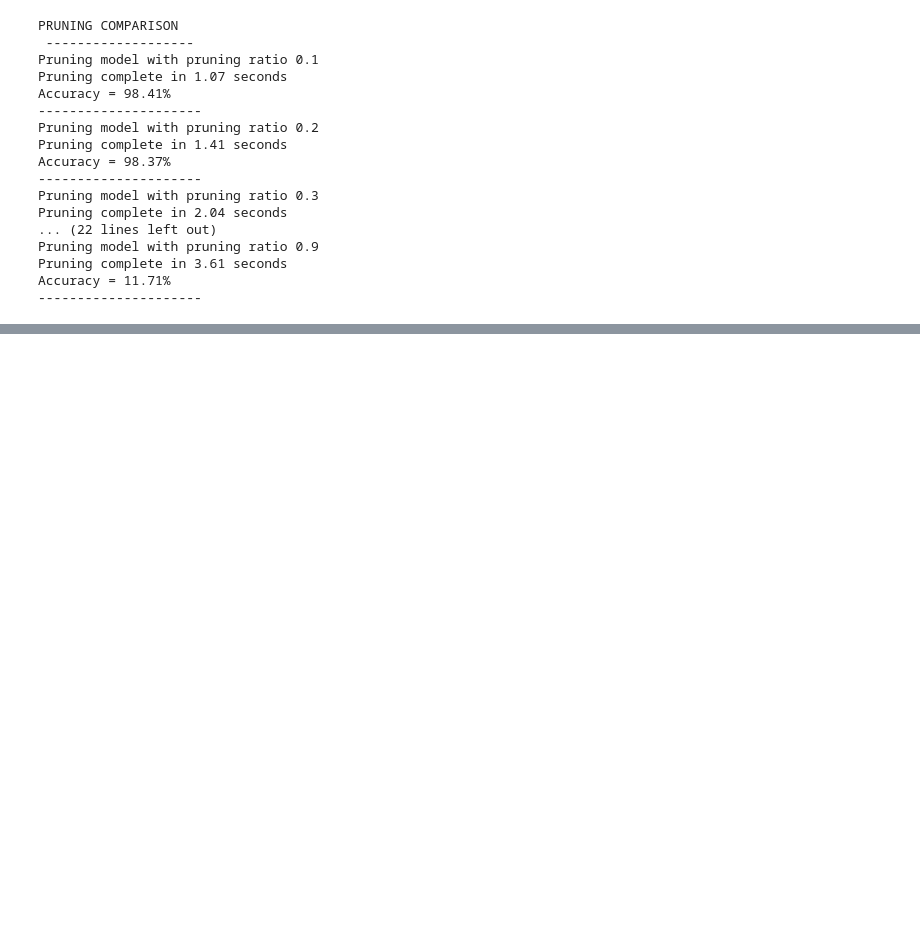
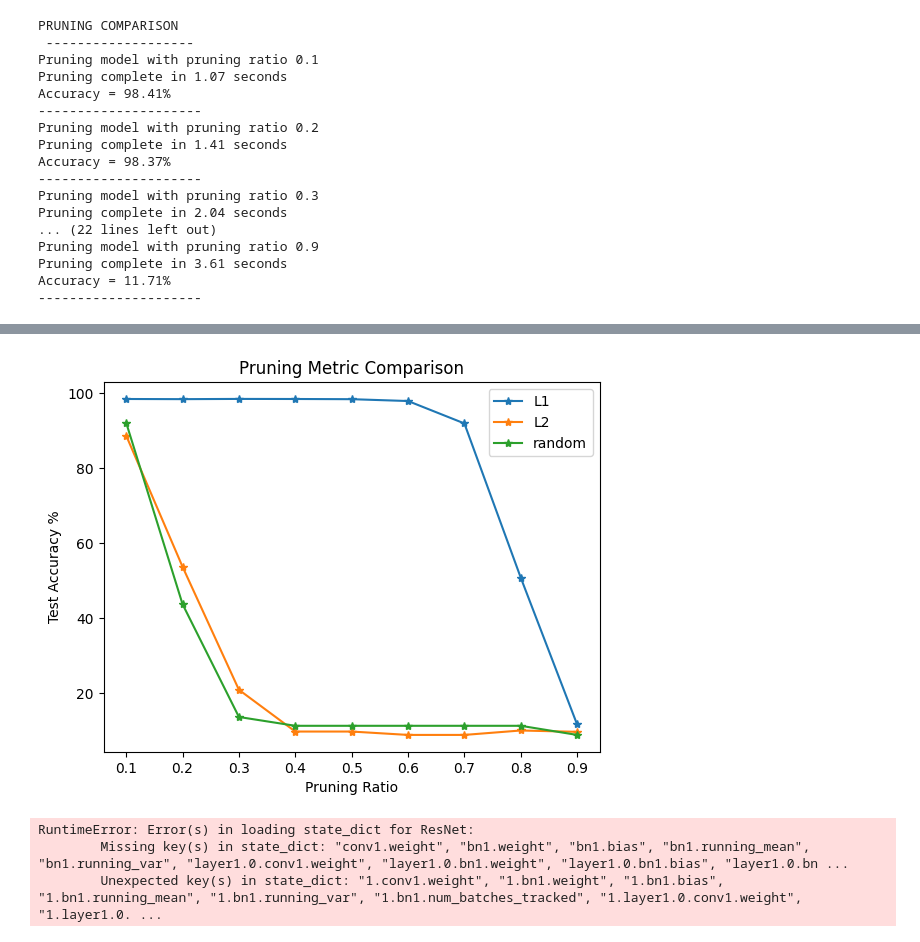
Before and after one commit to dzyunkin1/CompressionTestbed, a Jupyter notebook: Evaluation.ipynb, the cells around one changed output, grey strips where cells are left out. Drawn from its saved outputs; the diff is of its cells as text; code cells hidden in the pictures; blank space fills up the shorter version.

```diff
--- a/Evaluation.ipynb
+++ b/Evaluation.ipynb
@@ -59,15 +65,10 @@ ModelAnalyzer.plot_data_type_distribution(model)
 # %%
-import time
-
-pruner = ModelPruner(model, test_loader=test_loader)
-pruning_ratios = np.arange(0.1,1, 0.1)
-
 print("PRUNING COMPARISON \n -------------------")
 for ratio in pruning_ratios:
     ratio = round(ratio, 2)
     print(f"Pruning model with pruning ratio {ratio}")
     t0 = time.time()
-    pruner.prune_model(ratio)
+    compressor.prune_model(ratio)
     t1 = time.time()
     print(f"Pruning complete in {round(t1 - t0, 2)} seconds")
 
@@ -99,0 +105,26 @@ Accuracy = 11.71%
+# %%
+accuracies = []
+methods = ['L1', 'L2', 'random']
+
+for method in methods:
+    print(f"Pruning with {method}")
+    accuracy = []
+    for ratio in pruning_ratios:
+        ratio = round(ratio, 2)
+        print(f"Pruning model with pruning ratio {ratio}")
+        t0 = time.time()
+        compressor.prune_model(ratio, pruning_type=method)
+        t1 = time.time()
+        print(f"Pruning complete in {round(t1 - t0, 2)} seconds")
+
+        path = f"saved_models/resnet_model_pruned_{method}_{ratio}.pth"
+        pruned_model = ResNet(block = BasicBlock, num_blocks=[2,2,2,2])
+        new_state_dict = torch.load(path)
+        pruned_model.load_state_dict(new_state_dict)
+
+        acc, _ = ModelAnalyzer.test_model(pruned_model, test_loader)
+        print(f'Accuracy = {acc}%')
+        print("---------------------")
+        accuracy.append(acc)
+    print(f"Ended evaluation of {method}")
+    accuracies.append(accuracy)
@@ -99,0 +149,14 @@ Accuracy = 11.71%
+# %%
+import matplotlib.pyplot as plt
+fig, ax = plt.subplots()
+
+for metric in accuracies:
+    plt.plot(metric, "-*")
+
+plt.legend(methods)
+plt.ylabel("Test Accuracy %")
+plt.xlabel("Pruning Ratio")
+plt.xticks(range(9), [f'{i * 0.1 + 0.1:.1f}' for i in range(9)]);
+plt.title("Pruning Metric Comparison");
+# %% [output]
+[figure, added]
@@ -99,0 +165,8 @@ Accuracy = 11.71%
+# %%
+qmodel = ResNet(block = BasicBlock, num_blocks=[2,2,2,2])
+checkpoint = torch.load("saved_models/resnet_model_quantized_dynamic.pth")
+model.load_state_dict(checkpoint)
+# %% [output]
+RuntimeError: Error(s) in loading state_dict for ResNet:
+        Missing key(s) in state_dict: "conv1.weight", "bn1.weight", "bn1.bias", "bn1.running_mean", "bn1.running_var", "layer1.0.conv1.weight", "layer1.0.bn1.weight", "layer1.0.bn1.bias", "layer1.0.bn ...
+        Unexpected key(s) in state_dict: "1.conv1.weight", "1.bn1.weight", "1.bn1.bias", "1.bn1.running_mean", "1.bn1.running_var", "1.bn1.num_batches_tracked", "1.layer1.0.conv1.weight", "1.layer1.0. ...
```
Also changed, not shown: parts of 6 cells of this notebook, 1 other file.
